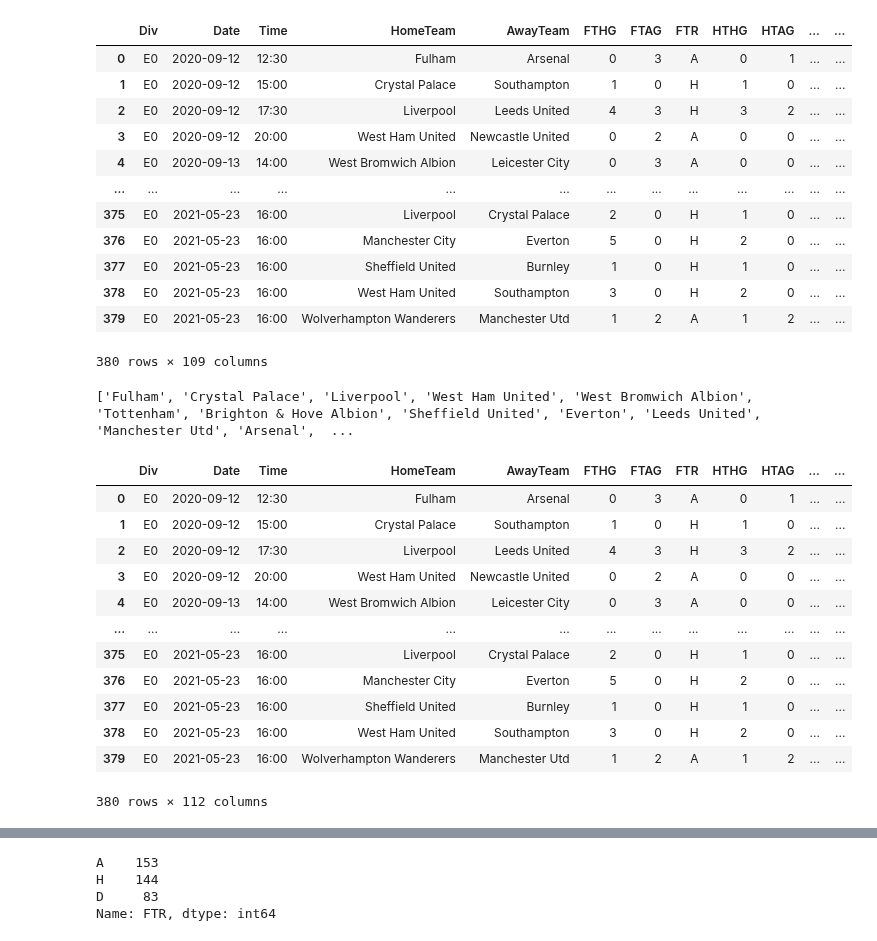
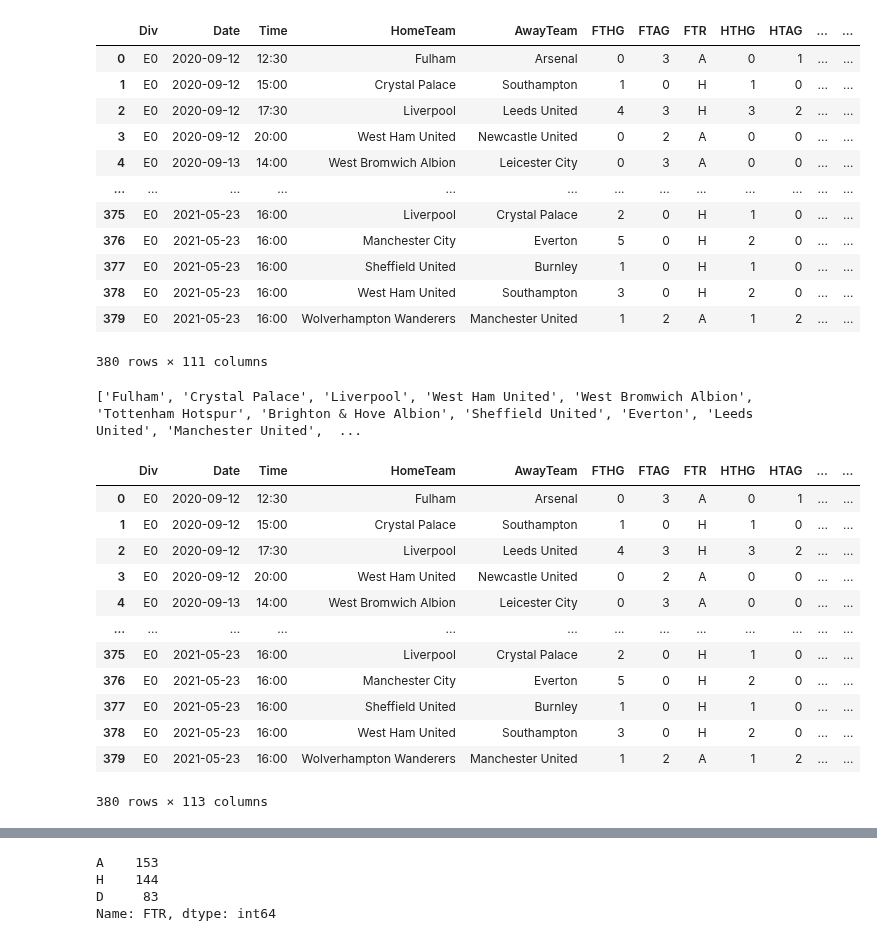
Before and after one commit to Giuliano99/Masterarbeit, a Jupyter notebook: Random Forest.ipynb, the cells around one changed output, grey strips where cells are left out. Saved outputs shown, nothing was run; the diff lists cells and outputs as text; code cells hidden in the pictures.

```diff
--- a/Random Forest.ipynb
+++ b/Random Forest.ipynb
@@ -10,21 +10,24 @@ import matplotlib.pyplot as plt
 # %%
 #import Data
 PL20_21_fixtures = pd.read_csv('Data/2020-21/Fixtures/PL20_21_fixtures.csv')
+PL20_21_fixtures.replace(['Manchester Utd', 'Tottenham'], ['Manchester United','Tottenham Hotspur'], inplace=True)
+PL20_21_fixtures['game_home_ID'] = PL20_21_fixtures['HomeTeam'] + PL20_21_fixtures['Date'].astype(str)
+PL20_21_fixtures['game_away_ID'] = PL20_21_fixtures['AwayTeam'] + PL20_21_fixtures['Date'].astype(str)
 PL20_21_fixtures
 # %% [output]
 |  | Div | Date | Time | HomeTeam | AwayTeam | FTHG | FTAG | FTR | HTHG | HTAG | ... | ... |
 | 0 | E0 | 2020-09-12 | 12:30 | Fulham | Arsenal | 0 | 3 | A | 0 | 1 | ... | ... |
 | 1 | E0 | 2020-09-12 | 15:00 | Crystal Palace | Southampton | 1 | 0 | H | 1 | 0 | ... | ... |
 | 2 | E0 | 2020-09-12 | 17:30 | Liverpool | Leeds United | 4 | 3 | H | 3 | 2 | ... | ... |
 | 3 | E0 | 2020-09-12 | 20:00 | West Ham United | Newcastle United | 0 | 2 | A | 0 | 0 | ... | ... |
 | 4 | E0 | 2020-09-13 | 14:00 | West Bromwich Albion | Leicester City | 0 | 3 | A | 0 | 0 | ... | ... |
 | ... | ... | ... | ... | ... | ... | ... | ... | ... | ... | ... | ... | ... |
 | 375 | E0 | 2021-05-23 | 16:00 | Liverpool | Crystal Palace | 2 | 0 | H | 1 | 0 | ... | ... |
 | 376 | E0 | 2021-05-23 | 16:00 | Manchester City | Everton | 5 | 0 | H | 2 | 0 | ... | ... |
 | 377 | E0 | 2021-05-23 | 16:00 | Sheffield United | Burnley | 1 | 0 | H | 1 | 0 | ... | ... |
 | 378 | E0 | 2021-05-23 | 16:00 | West Ham United | Southampton | 3 | 0 | H | 2 | 0 | ... | ... |
-| 379 | E0 | 2021-05-23 | 16:00 | Wolverhampton Wanderers | Manchester Utd | 1 | 2 | A | 1 | 2 | ... | ... |
+| 379 | E0 | 2021-05-23 | 16:00 | Wolverhampton Wanderers | Manchester United | 1 | 2 | A | 1 | 2 | ... | ... |
-380 rows × 109 columns
+380 rows × 111 columns
 # %%
 print(PL20_21_fixtures.HomeTeam.unique().tolist())
 teams = PL20_21_fixtures.HomeTeam.unique().tolist()
@@ -42,7 +45,7 @@ for team in teams:
 
 PL20_21_fixtures
 # %% [output]
-['Fulham', 'Crystal Palace', 'Liverpool', 'West Ham United', 'West Bromwich Albion', 'Tottenham', 'Brighton & Hove Albion', 'Sheffield United', 'Everton', 'Leeds United', 'Manchester Utd', 'Arsenal',  ...
+['Fulham', 'Crystal Palace', 'Liverpool', 'West Ham United', 'West Bromwich Albion', 'Tottenham Hotspur', 'Brighton & Hove Albion', 'Sheffield United', 'Everton', 'Leeds United', 'Manchester United',  ...
 |  | Div | Date | Time | HomeTeam | AwayTeam | FTHG | FTAG | FTR | HTHG | HTAG | ... | ... |
 | 0 | E0 | 2020-09-12 | 12:30 | Fulham | Arsenal | 0 | 3 | A | 0 | 1 | ... | ... |
 | 1 | E0 | 2020-09-12 | 15:00 | Crystal Palace | Southampton | 1 | 0 | H | 1 | 0 | ... | ... |
@@ -54,8 +57,8 @@ PL20_21_fixtures
 | 376 | E0 | 2021-05-23 | 16:00 | Manchester City | Everton | 5 | 0 | H | 2 | 0 | ... | ... |
 | 377 | E0 | 2021-05-23 | 16:00 | Sheffield United | Burnley | 1 | 0 | H | 1 | 0 | ... | ... |
 | 378 | E0 | 2021-05-23 | 16:00 | West Ham United | Southampton | 3 | 0 | H | 2 | 0 | ... | ... |
-| 379 | E0 | 2021-05-23 | 16:00 | Wolverhampton Wanderers | Manchester Utd | 1 | 2 | A | 1 | 2 | ... | ... |
+| 379 | E0 | 2021-05-23 | 16:00 | Wolverhampton Wanderers | Manchester United | 1 | 2 | A | 1 | 2 | ... | ... |
-380 rows × 112 columns
+380 rows × 113 columns
 # %%
 #functions for feature Engineering
 def get_points(team, wk):
```
Also changed, not shown: parts of 13 cells of this notebook, 13 other files.
